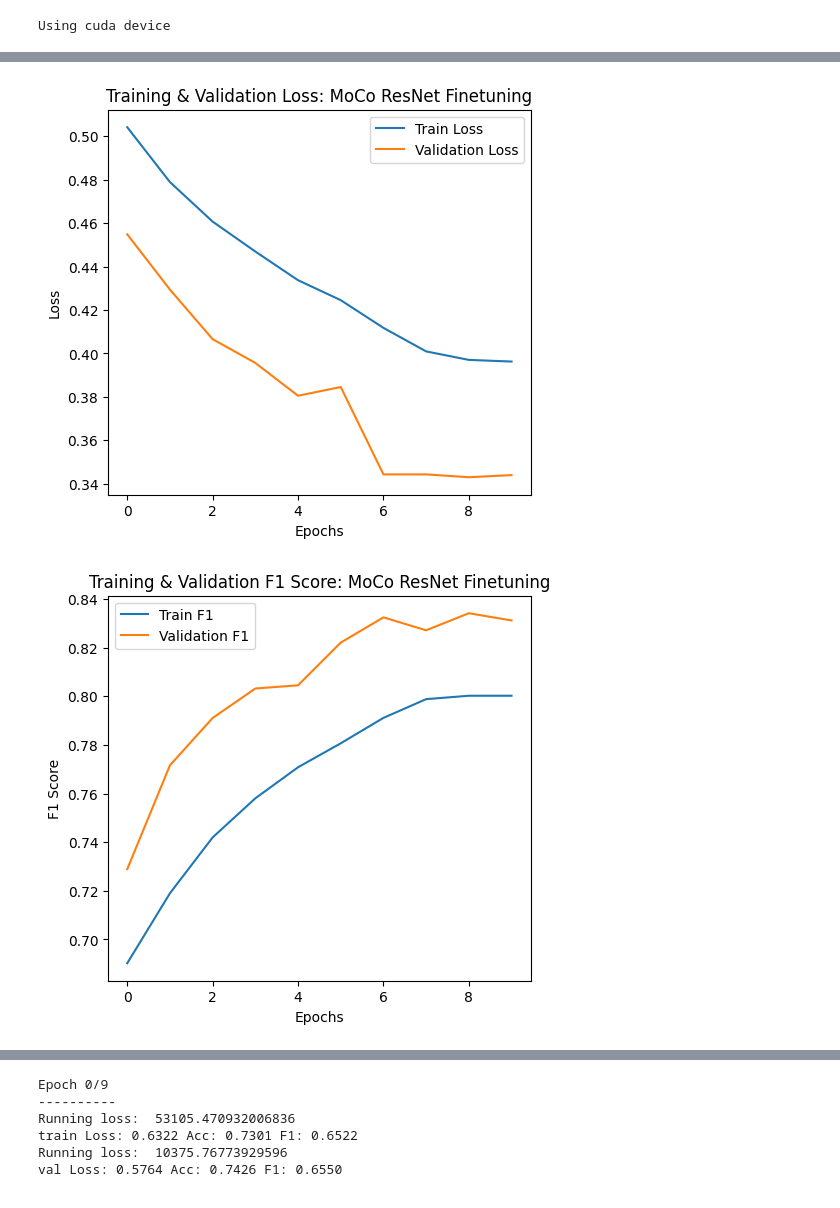
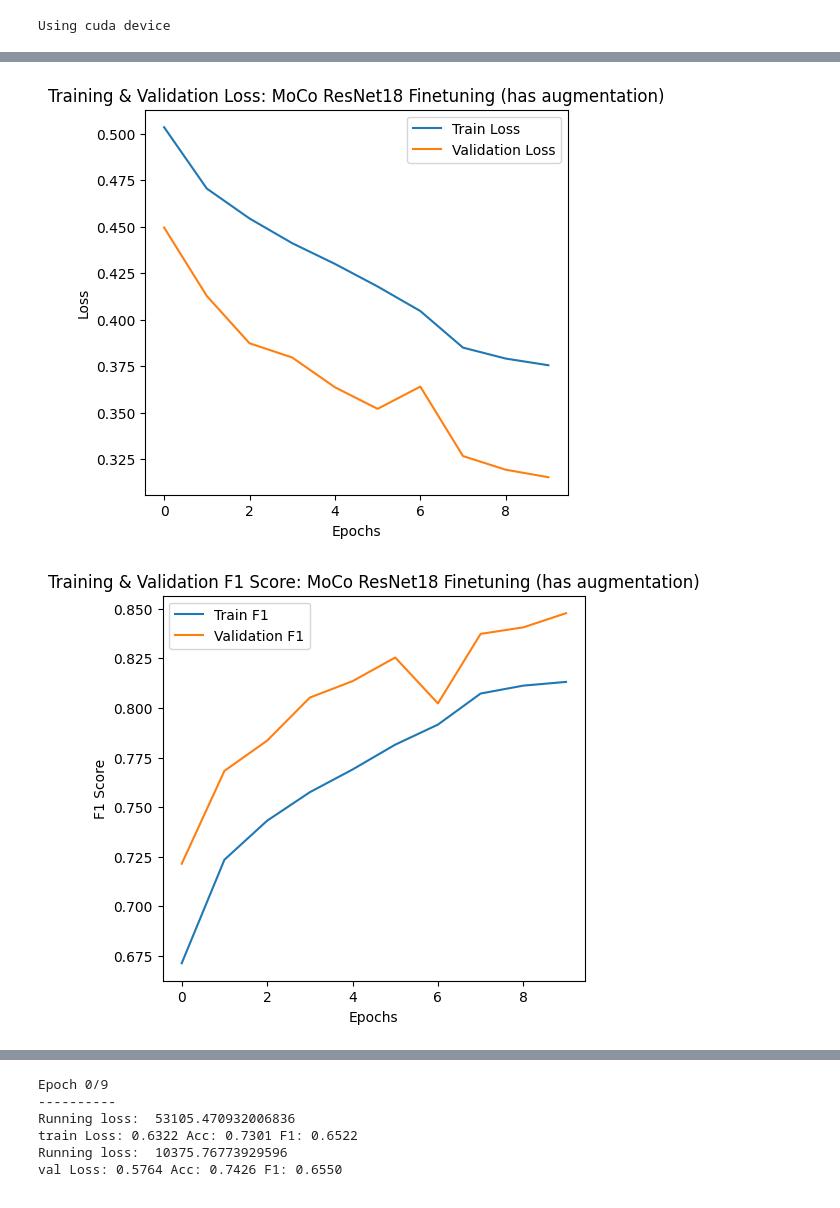
Before and after one commit to diogomonteiro05/deeplearning, a Jupyter notebook: ssl.ipynb, the cells around one changed output, grey strips where cells are left out. Cells and saved outputs as stored; diff of their text form; code cells hidden in the pictures.

```diff
--- a/ssl.ipynb
+++ b/ssl.ipynb
@@ -365,11 +365,14 @@ class MoCo(nn.Module):
         self.momentum = momentum
         self.temperature = temperature
 
+        # Change both models if desired (e.g. resnet18, resnet50)
+        # To change to another architecture, would have to change more things
+
         # Query encoder (online network)
-        self.encoder_q = models.resnet50(weights=None, num_classes=feature_dim)
+        self.encoder_q = models.resnet18(weights=None, num_classes=feature_dim)
 
         # Key encoder (momentum network)
-        self.encoder_k = models.resnet50(weights=None, num_classes=feature_dim)
+        self.encoder_k = models.resnet18(weights=None, num_classes=feature_dim)
 
         # Freeze momentum encoder's parameters
         for param_q, param_k in zip(self.encoder_q.parameters(), self.encoder_k.parameters()):
@@ -434,11 +437,12 @@ class MoCo(nn.Module):
         # Compute key features (detached from gradient)
         with torch.no_grad():
             # Momentum update for key encoder
-            # This is inconsistent to MoCo: why? we're updating the parameters 4 times "per mini-batch" (of 256)
-            self._momentum_update_key_encoder()
+            # This would be inconsistent with MoCo: why? we're updating the momentum encoder parameters 4 times "per mini-batch" (of 256)
+            # self._momentum_update_key_encoder()
 
             # Shuffle the key images
-            shuffle_idx = torch.randperm(batch_size).to(x_k.device) # again, shuffling only 64 instances and not 256 (still should work)
+            # again, here we are just shuffling 64 instances and not 256 (works anyway)
+            shuffle_idx = torch.randperm(batch_size).to(x_k.device)
             k_shuffled = x_k[shuffle_idx]
 
             # Compute key features
@@ -464,7 +468,7 @@ class MoCo(nn.Module):
         labels = torch.zeros(logits.shape[0], dtype=torch.long).to(logits.device)
 
         # Compute InfoNCE loss
-        # TODO: This could be outside
+        # This could be done outside, but to abstract we leave it here
         loss = F.cross_entropy(logits, labels)
 
         # Update memory bank
@@ -473,7 +477,7 @@ class MoCo(nn.Module):
         return loss
 
 # Example usage
-def train_moco(model, data_loader, optimizer, device):
+def train_moco(model: MoCo, data_loader, optimizer, device):
     """
     Training loop for MoCo
 
@@ -486,21 +490,27 @@ def train_moco(model, data_loader, optimizer, device):
     model.train()
     total_loss = 0
 
-    accumulation_step = DESIRED_PRETRAIN_BATCH_SIZE // PRETRAIN_BATCH_SIZE  # Gradient accumulation step
+    accumulation_steps = DESIRED_PRETRAIN_BATCH_SIZE // PRETRAIN_BATCH_SIZE  # Gradient accumulation step
     for i, (ims, y) in enumerate(data_loader):
         # Assume batch contains two augmented views of the same image
         x_q, x_k = ims[0].to(device), ims[1].to(device)
 
+        if i % accumulation_steps == 0:
+            # avoid updating the momentum encoder too often
+            model._momentum_update_key_encoder()    # do it just once per accumulation step
+            # still not exactly the same as the code from the paper
+            # since they use drop_last and here we would be updating it once more even if the last batch cannot make up 256
+
         # Compute contrastive loss
         loss = model(x_q, x_k)
 
-        # loss = loss / accumulation_step   # Normalize loss by accumulation step because of gradient accumulation
+        loss = loss / accumulation_steps   # Normalize loss by accumulation steps because of gradient accumulation
 
         # Backpropagate
         loss.backward()
 
         # Gradient accumulation
-        if (i + 1) % accumulation_step == 0:
+        if (i + 1) % accumulation_steps == 0:
             optimizer.step()
             optimizer.zero_grad()
 
@@ -621,9 +631,7 @@ def load_model(model, path):
     return model
 # %%
 # Load the pre-trained model
-pretrained_model_path = "moco_model2.pth"
-# moco_model = load_model(MoCo(), pretrained_model_path)
-# moco_model = moco_model.to(device)
+pretrained_model_path = "moco_model_resnet18.pth"
 # %%
 # see results of a few images
 def show_results(model, dataloader, device):
@@ -655,12 +663,11 @@ def extract_from_moco(moco_model_path, num_classes, freeze_layers=True):
     Returns:
         features (torch.Tensor): Extracted features.
     """
-    model = models.resnet50(weights=None, num_classes=num_classes)
+    model = models.resnet18(weights=None, num_classes=num_classes)
     model.fc.weight.data.normal_(mean=0.0, std=0.01)    # Maybe this is bad!?
     model.fc.bias.data.zero_()
 
     state_dict = torch.load(moco_model_path)
-    print(list(state_dict.keys()))
     for k in list(state_dict.keys()):   # just get the encoder_q part
         # retain only encoder_q up to before the embedding layer
         if k.startswith("encoder_q") and not k.startswith("encoder_q.fc"):
@@ -678,7 +685,6 @@ def extract_from_moco(moco_model_path, num_classes, freeze_layers=True):
         for name, param in model.named_parameters():
             if name not in ["fc.weight", "fc.bias"]:
                 param.requires_grad = False
-
     assert(model.fc.out_features == num_classes)
     return model
 # %%
@@ -935,5 +915,5 @@ Best val F1: 0.834145
 # %%
-plot_training_history(moco_resnet_finetuning_history, title_label="MoCo ResNet Finetuning")
+plot_training_history(moco_resnet_finetuning_history, title_label="MoCo ResNet18 Finetuning (has augmentation)")
 # %% [output]
-[figure, old version]
+[figure, new version]
-[figure, old version]
+[figure, new version]
```
Also changed, not shown: parts of 21 cells of this notebook, 17 other files.
